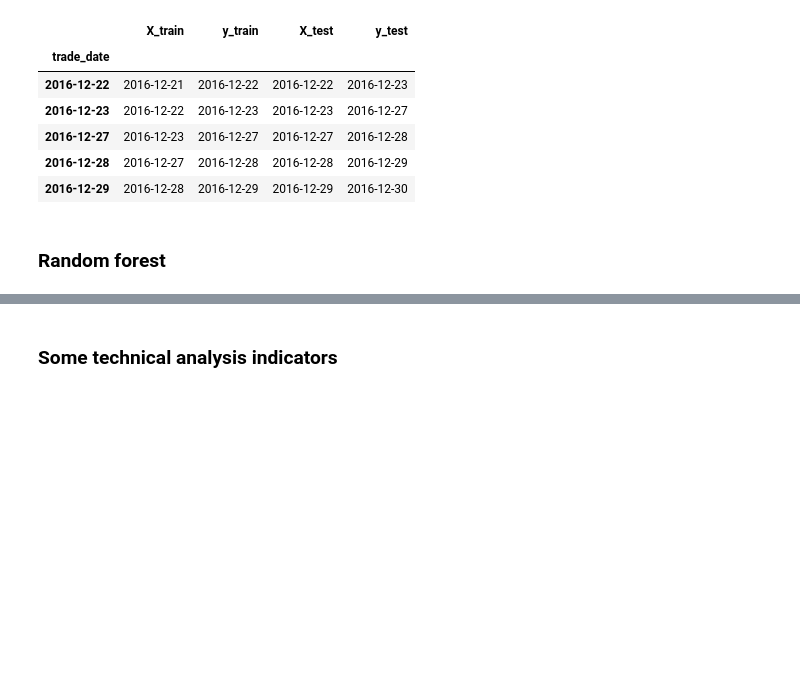
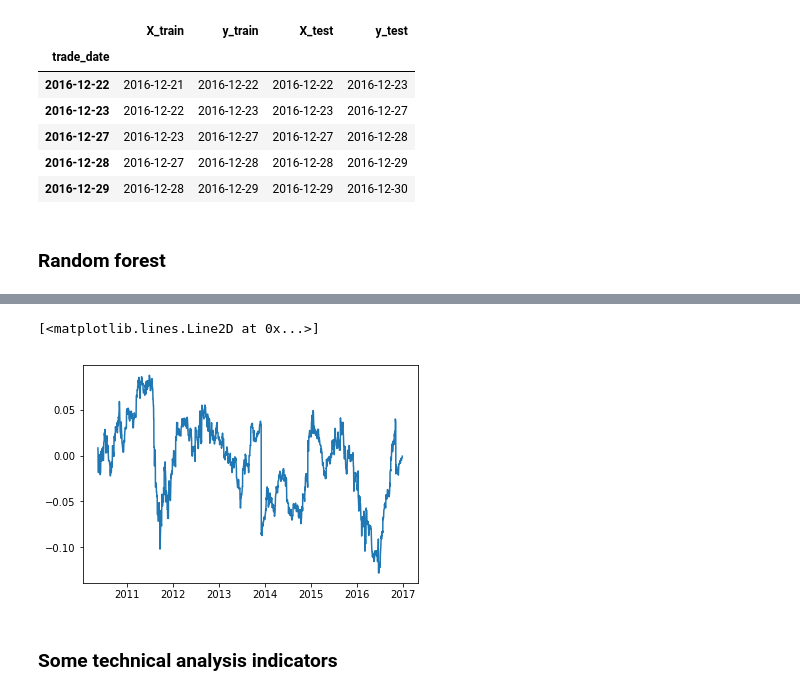
Before and after one commit to marshallratliff/W207_Final_Project, a Jupyter notebook: Final_Project_Analysis_Marcus.ipynb, the cells around one changed output, grey strips where cells are left out. Cells and saved outputs as stored; diff of their text form; code cells hidden in the pictures; blank space fills up the shorter version.

```diff
--- a/Final_Project_Analysis_Marcus.ipynb
+++ b/Final_Project_Analysis_Marcus.ipynb
@@ -292,2 +381,11 @@ y_pred * y_test
+# %%
+# Strategy cumulative return
+
+# Maximum accuracy
+result_log_reg = np.array()
+plt.plot(result_log_reg[:, 0], np.nancumsum(result_log_reg[:, 2]))
+# %% [output]
+[<matplotlib.lines.Line2D at 0x...>]
+[figure, added]
 # %% [markdown]
 ### Some technical analysis indicators
```
Also changed, not shown: parts of 25 cells of this notebook.
